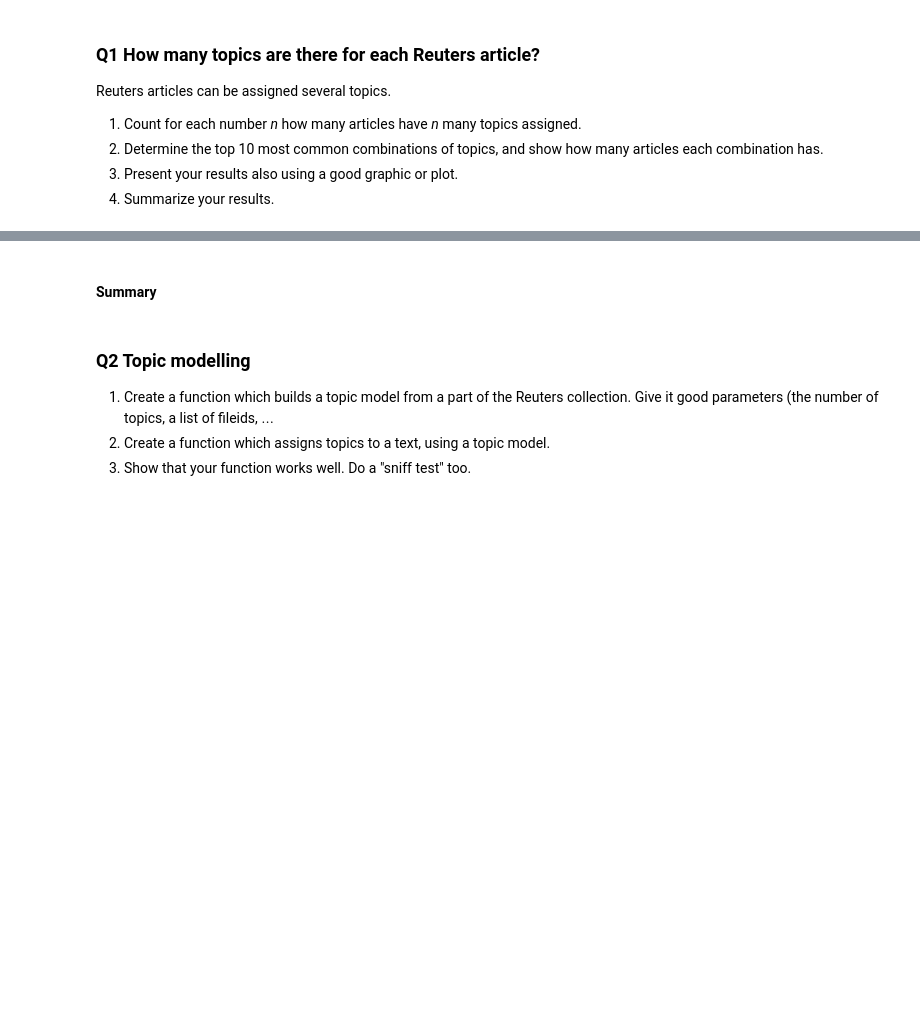
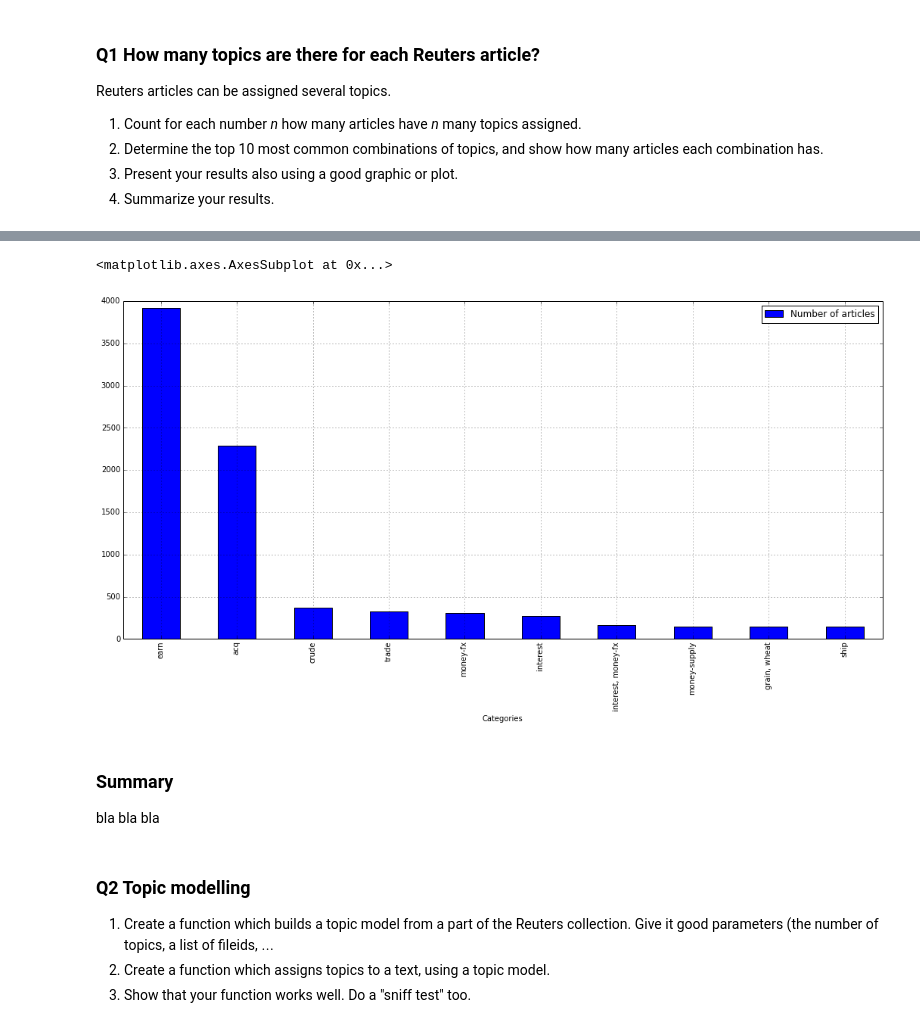
Before and after one commit to jvriemsdijk/Data-science, a Jupyter notebook: Opdrachten/week 6/10441913_10430121_week6.ipynb, the cells around one changed output, grey strips where cells are left out. Cells and saved outputs as stored; diff of their text form; code cells hidden in the pictures; blank space fills up the shorter version.

```diff
--- a/Opdrachten/week 6/10441913_10430121_week6.ipynb
+++ b/Opdrachten/week 6/10441913_10430121_week6.ipynb
@@ -73,13 +73,17 @@ Reuters articles can be assigned several topics.
 4. Summarize your results.
 # %%
 # 1. Count for each number of topics how many articles have so many topics assigned.
-catDict = {}
+nCatDict = {}
 for fileid in reuters.fileids():
 
-    if str(len(reuters.categories(fileid))) in catDict.keys():
-        catDict[str(len(reuters.categories(fileid)))] += 1
+    if len(reuters.categories(fileid)) in nCatDict.keys():
+        nCatDict[len(reuters.categories(fileid))] += 1
     else:
-        catDict[str(len(reuters.categories(fileid)))] = 1
+        nCatDict[(len(reuters.categories(fileid)))] = 1
 
-catDict
+nCatDF = pd.DataFrame.from_dict(nCatDict, orient='index')
+nCatDF.index.name = 'N'
+nCatDF.columns = ['Number of articles']
+nCatDF.sort_index()
+nCatDF
 # %% [output]
@@ -101,0 +106,21 @@ catDict
+# %%
+# 2. Determine the top 10 most common combinations of topics, and show how many articles each combination has.
+catDict = {}
+
+for fileid in reuters.fileids():
+    categories = sorted(reuters.categories(fileid))
+    key = ', '.join(map(str, categories))
+
+    if key in catDict.keys():
+        catDict[key] += 1
+    else:
+        catDict[key] = 1
+
+
+catDF = pd.DataFrame.from_dict(catDict, orient='index')
+catDF.index.name = 'Categories'
+catDF.columns = ['Number of articles']
+catDF = catDF.sort(columns='Number of articles', ascending=False)
+
+top10catDF = catDF.head(10)
+top10catDF
@@ -102,7 +140,13 @@ catDict
 # %%
 # 3. Present your results also using a good graphic or plot.
+top10catDF.plot(kind='bar')
+# %% [output]
+<matplotlib.axes.AxesSubplot at 0x...>
+[figure, added]
 # %% [markdown]
-#### Summary
+### Summary
+
+bla bla bla
 # %% [markdown]
 ### Q2 Topic modelling
 
```
Also changed, not shown: parts of 3 cells of this notebook.
